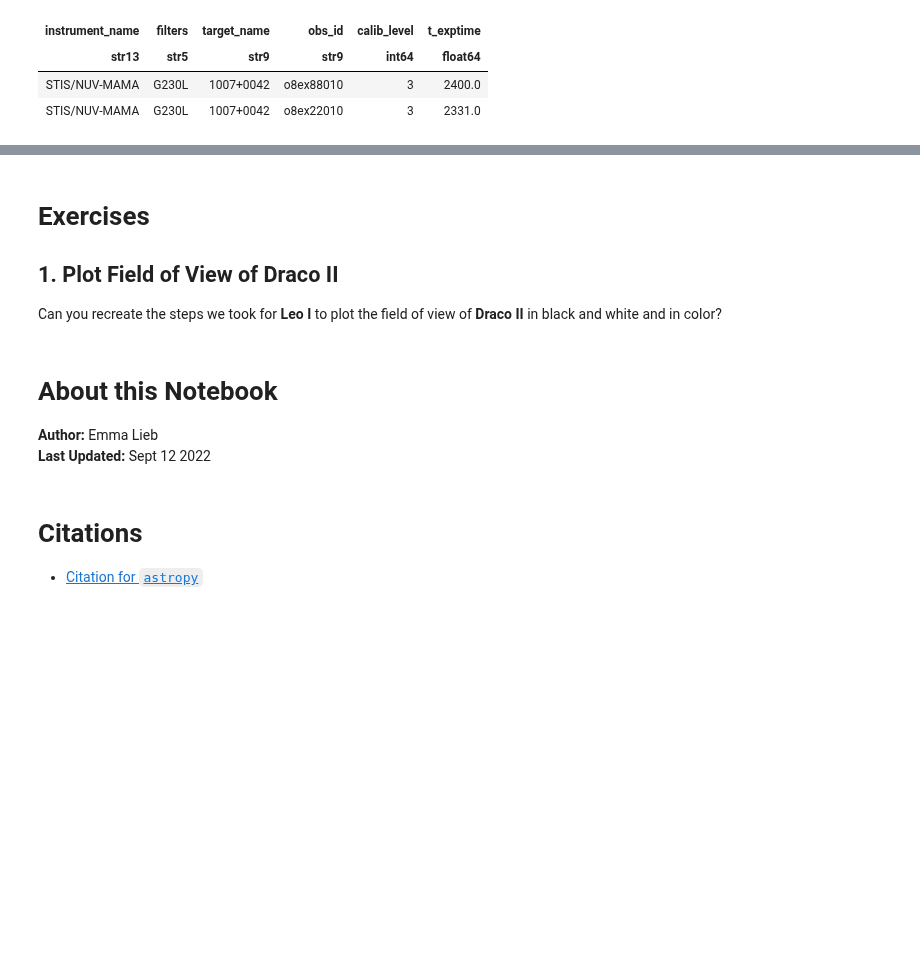
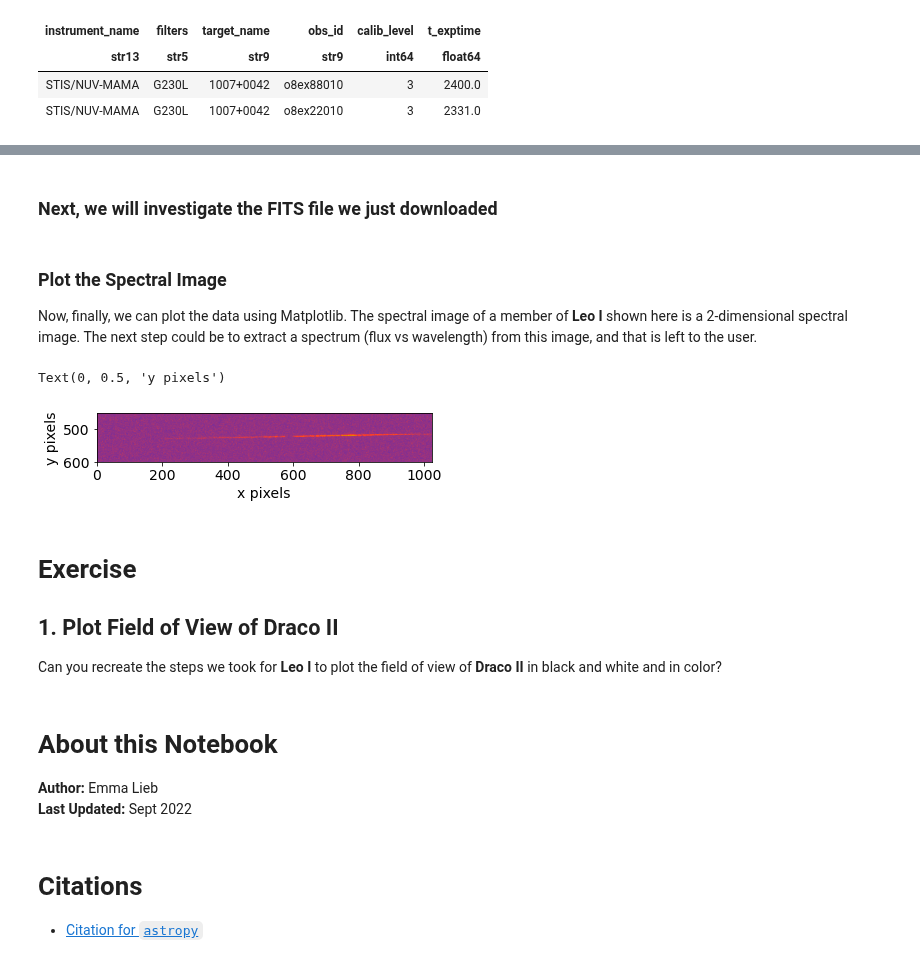
Before and after one commit to ScienceBetter/notebooks-stsci, a Jupyter notebook: notebooks/MAST/ultrafaint_dwarf_galaxy_search/ultrafaint_dwarf_galaxy_search.ipynb, the cells around one changed output, grey strips where cells are left out. Cells and saved outputs as stored; diff of their text form; code cells hidden in the pictures; blank space fills up the shorter version.

Commit message:
Added exercise solutions, finished notebook, added requirements.txt
READY FOR REVIEW

```diff
--- a/notebooks/MAST/ultrafaint_dwarf_galaxy_search/ultrafaint_dwarf_galaxy_search.ipynb
+++ b/notebooks/MAST/ultrafaint_dwarf_galaxy_search/ultrafaint_dwarf_galaxy_search.ipynb
@@ -385,7 +397,7 @@ dec = str(c.dec.deg)
 # %% [markdown]
 ### First, Query MAST Archive for HST observations of LeoI72134
 # %%
-hst_table = Observations.query_criteria(coordinates = ra+dec,radius=".5 deg", dataproduct_type="spectrum", obs_collection="HST")
+hst_table = Observations.query_criteria(coordinates = ra+dec,radius="0.5 deg", dataproduct_type="spectrum", obs_collection="HST")
 
 #Let's print out some relevant columns of this table
 hst_table["instrument_name","filters","target_name","obs_id","calib_level","t_exptime"]
@@ -501,0 +414,6 @@ KeyError: "Keyword 'FLUX' not found."
+# %%
+g230L_table = hst_table['obsid','obs_id','target_name','calib_level',
+                        't_exptime','filters','em_min','em_max'][hst_table['filters']=='G230L']
+
+sel_table = g230L_table[np.argmin(g230L_table['t_exptime'])]
+sel_table
@@ -501,0 +443,4 @@ KeyError: "Keyword 'FLUX' not found."
+# %%
+data = Observations.download_products(data_products[wprod])
+
+data
@@ -501,0 +453,2 @@ KeyError: "Keyword 'FLUX' not found."
+# %% [markdown]
+### Next, we will investigate the FITS file we just downloaded
@@ -502,5 +461,17 @@ KeyError: "Keyword 'FLUX' not found."
+# %% [markdown]
+### Plot the Spectral Image
+
+Now, finally, we can plot the data using Matplotlib. The spectral image of a member of **Leo I** shown here is a 2-dimensional spectral image. The next step could be to extract a spectrum (flux vs wavelength) from this image, and that is left to the user.
+# %%
+plt.imshow(scidata, cmap="CMRmap")
+plt.ylim(600,450)
+plt.xlabel("x pixels")
+plt.ylabel("y pixels")
+# %% [output]
+Text(0, 0.5, 'y pixels')
+[figure, added]
 # %% [markdown]
-# Exercises
+# Exercise
 
 ## 1. Plot Field of View of Draco II
 
@@ -509,7 +480,7 @@ Can you recreate the steps we took for **Leo I** to plot the field of view of **
 # About this Notebook
 
 **Author:** Emma Lieb <br>
-**Last Updated:** Sept 12 2022
+**Last Updated:** Sept 2022
 # %% [markdown]
 # Citations
 
```
Also changed, not shown: parts of 27 cells of this notebook, 2 other files.
